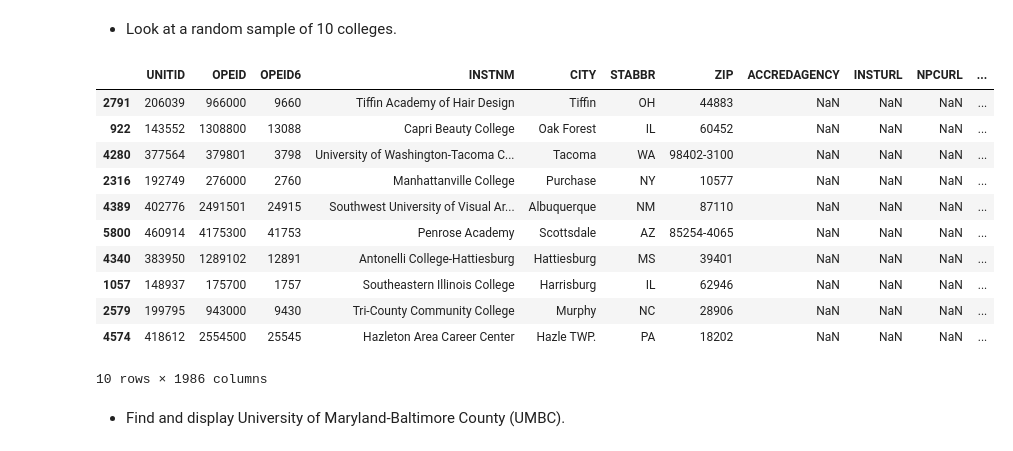
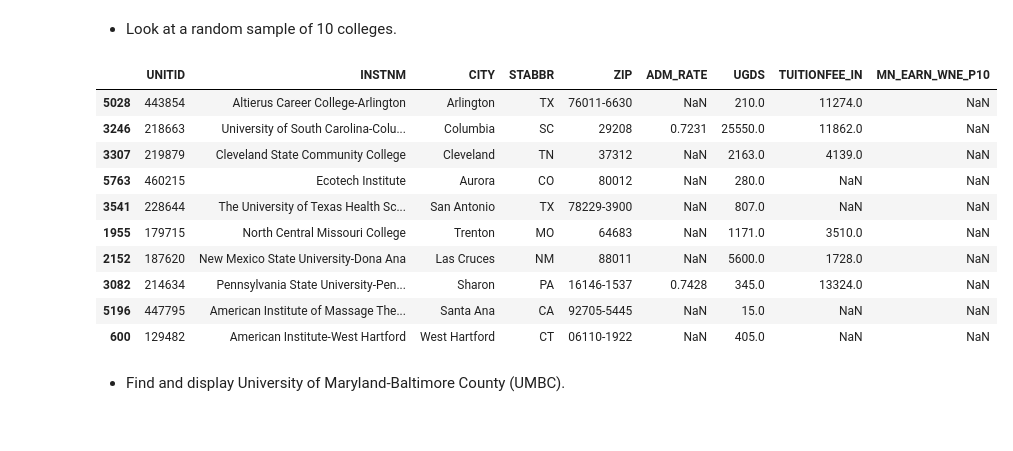
Before and after one commit to davidsadovy/data690_fall2022, a Jupyter notebook: assignment_04/assignment_04.ipynb, the cells around one changed output. Cells and saved outputs as stored; diff of their text form; code cells hidden in the pictures.

```diff
--- a/assignment_04/assignment_04.ipynb
+++ b/assignment_04/assignment_04.ipynb
@@ -26,4 +23,0 @@ NOTE:  The above code produces a "DtypeWarning" for column 1729.  Let's try to f
-# %%
-# read in source csv file and save as data frame
-# set the data type for the problem column to type str
-df = pd.read_csv("/content/MERGED2017_18_PP.csv", dtype={df.columns[1729]: str})
@@ -155,20 +139,19 @@ df2.tail(10)
 # %% [markdown]
 - Look at a random sample of 10 colleges.
-# %%
-df.sample(10)
-# %% [output]
-|  | UNITID | OPEID | OPEID6 | INSTNM | CITY | STABBR | ZIP | ACCREDAGENCY | INSTURL | NPCURL | ... |
-| 2791 | 206039 | 966000 | 9660 | Tiffin Academy of Hair Design | Tiffin | OH | 44883 | NaN | NaN | NaN | ... |
-| 922 | 143552 | 1308800 | 13088 | Capri Beauty College | Oak Forest | IL | 60452 | NaN | NaN | NaN | ... |
-| 4280 | 377564 | 379801 | 3798 | University of Washington-Tacoma C... | Tacoma | WA | 98402-3100 | NaN | NaN | NaN | ... |
-| 2316 | 192749 | 276000 | 2760 | Manhattanville College | Purchase | NY | 10577 | NaN | NaN | NaN | ... |
-| 4389 | 402776 | 2491501 | 24915 | Southwest University of Visual Ar... | Albuquerque | NM | 87110 | NaN | NaN | NaN | ... |
-| 5800 | 460914 | 4175300 | 41753 | Penrose Academy | Scottsdale | AZ | 85254-4065 | NaN | NaN | NaN | ... |
-| 4340 | 383950 | 1289102 | 12891 | Antonelli College-Hattiesburg | Hattiesburg | MS | 39401 | NaN | NaN | NaN | ... |
-| 1057 | 148937 | 175700 | 1757 | Southeastern Illinois College | Harrisburg | IL | 62946 | NaN | NaN | NaN | ... |
-| 2579 | 199795 | 943000 | 9430 | Tri-County Community College | Murphy | NC | 28906 | NaN | NaN | NaN | ... |
-| 4574 | 418612 | 2554500 | 25545 | Hazleton Area Career Center | Hazle TWP. | PA | 18202 | NaN | NaN | NaN | ... |
-10 rows × 1986 columns
+# %%
+df2.sample(10)   # shows 10 random rows of smaller data frame
+# %% [output]
+|  | UNITID | INSTNM | CITY | STABBR | ZIP | ADM_RATE | UGDS | TUITIONFEE_IN | MN_EARN_WNE_P10 |
+| 5028 | 443854 | Altierus Career College-Arlington | Arlington | TX | 76011-6630 | NaN | 210.0 | 11274.0 | NaN |
+| 3246 | 218663 | University of South Carolina-Colu... | Columbia | SC | 29208 | 0.7231 | 25550.0 | 11862.0 | NaN |
+| 3307 | 219879 | Cleveland State Community College | Cleveland | TN | 37312 | NaN | 2163.0 | 4139.0 | NaN |
+| 5763 | 460215 | Ecotech Institute | Aurora | CO | 80012 | NaN | 280.0 | NaN | NaN |
+| 3541 | 228644 | The University of Texas Health Sc... | San Antonio | TX | 78229-3900 | NaN | 807.0 | NaN | NaN |
+| 1955 | 179715 | North Central Missouri College | Trenton | MO | 64683 | NaN | 1171.0 | 3510.0 | NaN |
+| 2152 | 187620 | New Mexico State University-Dona Ana | Las Cruces | NM | 88011 | NaN | 5600.0 | 1728.0 | NaN |
+| 3082 | 214634 | Pennsylvania State University-Pen... | Sharon | PA | 16146-1537 | 0.7428 | 345.0 | 13324.0 | NaN |
+| 5196 | 447795 | American Institute of Massage The... | Santa Ana | CA | 92705-5445 | NaN | 15.0 | NaN | NaN |
+| 600 | 129482 | American Institute-West Hartford | West Hartford | CT | 06110-1922 | NaN | 405.0 | NaN | NaN |
 # %% [markdown]
 - Find and display University of Maryland-Baltimore County (UMBC).
 # %%
```
Also changed, not shown: parts of 24 cells of this notebook.
